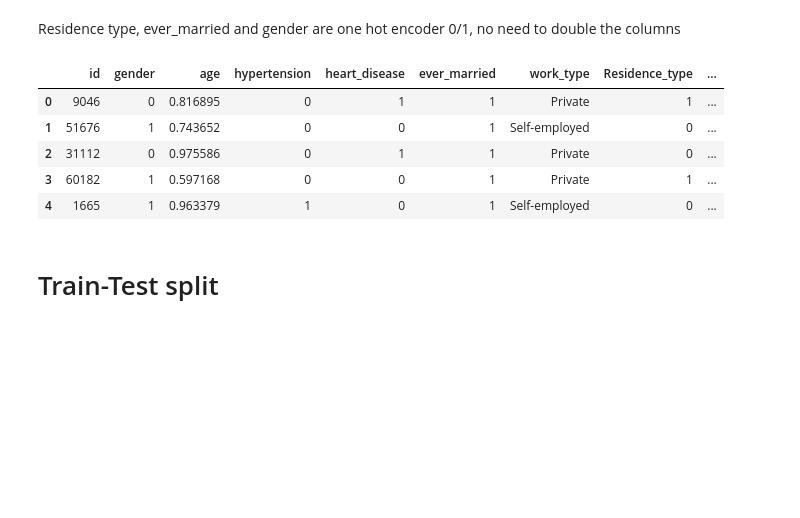
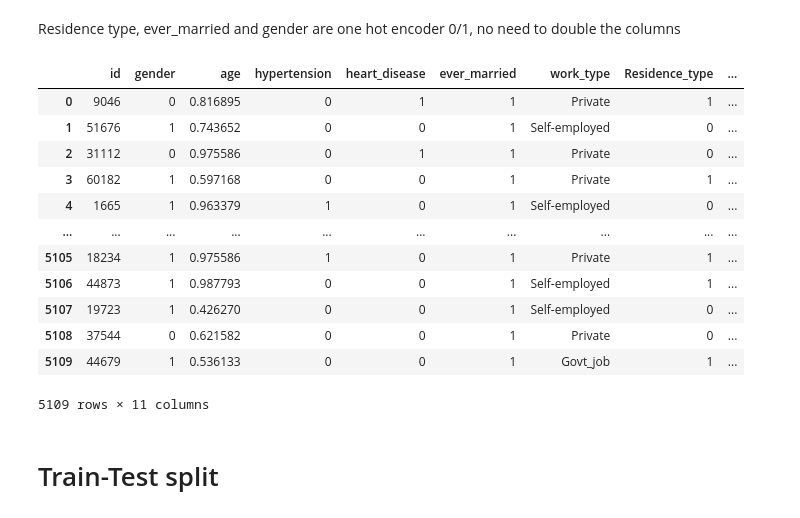
Before and after one commit to Requiem98/FDS-FinalProject, a Jupyter notebook: main.ipynb, the cells around one changed output. Drawn from its saved outputs; the diff is of its cells as text; code cells hidden in the pictures; blank space fills up the shorter version.

```diff
--- a/main.ipynb
+++ b/main.ipynb
@@ -269,14 +263,21 @@ df_norm["ever_married"] = df_norm["ever_married"].apply(lambda x: 1 if x=="Yes"
 # RESIDENCE_TYPE: URBAN/RURAL --> 1/0
 df_norm["Residence_type"] = df_norm["Residence_type"].apply(lambda x: 1 if x=="Urban" else 0)
 # %%
-df_norm.head()
+df_norm[df_norm.columns[:-1]]
 # %% [output]
 |  | id | gender | age | hypertension | heart_disease | ever_married | work_type | Residence_type | ... |
 | 0 | 9046 | 0 | 0.816895 | 0 | 1 | 1 | Private | 1 | ... |
 | 1 | 51676 | 1 | 0.743652 | 0 | 0 | 1 | Self-employed | 0 | ... |
 | 2 | 31112 | 0 | 0.975586 | 0 | 1 | 1 | Private | 0 | ... |
 | 3 | 60182 | 1 | 0.597168 | 0 | 0 | 1 | Private | 1 | ... |
 | 4 | 1665 | 1 | 0.963379 | 1 | 0 | 1 | Self-employed | 0 | ... |
+| ... | ... | ... | ... | ... | ... | ... | ... | ... | ... |
+| 5105 | 18234 | 1 | 0.975586 | 1 | 0 | 1 | Private | 1 | ... |
+| 5106 | 44873 | 1 | 0.987793 | 0 | 0 | 1 | Self-employed | 1 | ... |
+| 5107 | 19723 | 1 | 0.426270 | 0 | 0 | 1 | Self-employed | 0 | ... |
+| 5108 | 37544 | 0 | 0.621582 | 0 | 0 | 1 | Private | 0 | ... |
+| 5109 | 44679 | 1 | 0.536133 | 0 | 0 | 1 | Govt_job | 1 | ... |
+5109 rows × 11 columns
 # %%
 X = df_norm.drop(['id', 'stroke'], axis = 1)
 y = df_norm['stroke']
```
Also changed, not shown: parts of 4 cells of this notebook, 5 other files.
